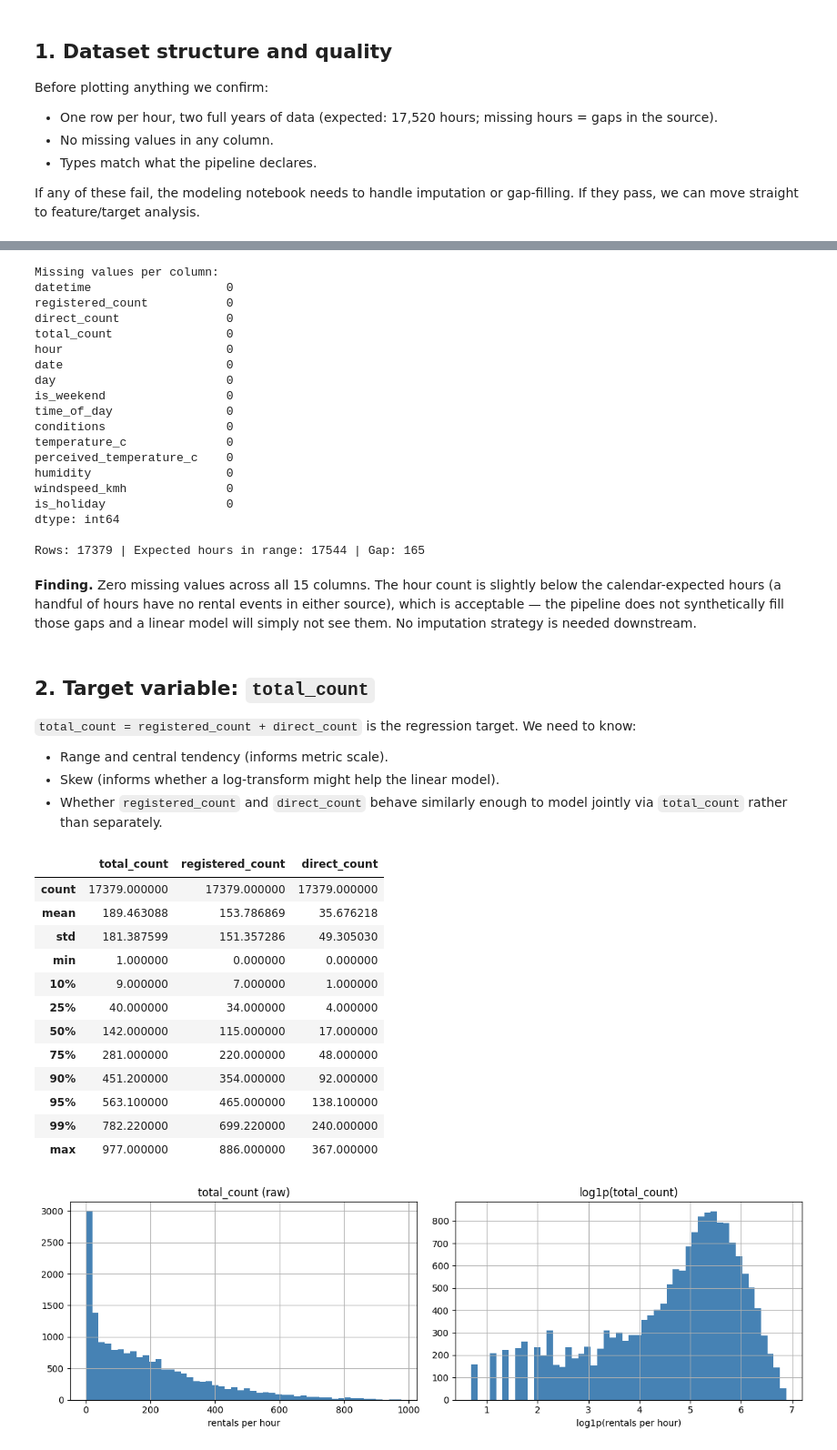
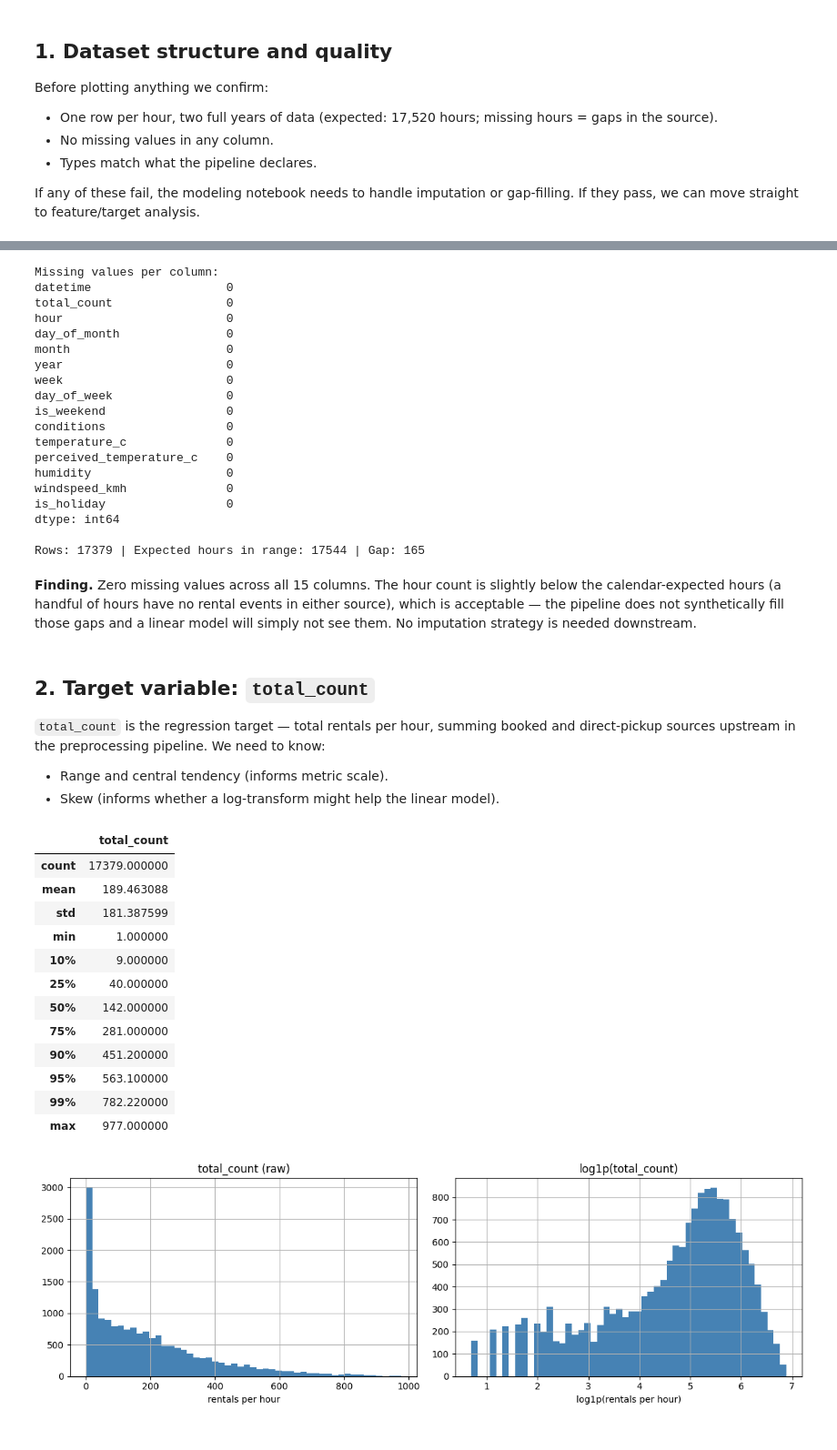
Before and after one commit to krishirajsinhpuwar/ML-MLOps, a Jupyter notebook: Project2B/notebooks/01_eda.ipynb, the cells around one changed output, grey strips where cells are left out. Shown at 91% size. Drawn from its saved outputs; the diff is of its cells as text; code cells hidden in the pictures.

```diff
--- a/Project2B/notebooks/01_eda.ipynb
+++ b/Project2B/notebooks/01_eda.ipynb
@@ -21,7 +21,7 @@ plt.rcParams["axes.grid"] = True
 # %%
 df = pd.read_csv(
     "../data/output-local/final_dataset.csv",
-    parse_dates=["datetime", "date"],
+    parse_dates=["datetime"],
 )
 print(f"Shape: {df.shape}")
 print(f"Date range: {df['datetime'].min()} → {df['datetime'].max()}")
@@ -72,14 +72,14 @@ print(f"Rows: {len(df)} | Expected hours in range: {int(expected_hours)} | Gap:
 # %% [output]
 Missing values per column:
 datetime                   0
-registered_count           0
-direct_count               0
 total_count                0
 hour                       0
-date                       0
-day                        0
+day_of_month               0
+month                      0
+year                       0
+week                       0
+day_of_week                0
 is_weekend                 0
-time_of_day                0
 conditions                 0
 temperature_c              0
 perceived_temperature_c    0
@@ -94,28 +94,27 @@ Rows: 17379 | Expected hours in range: 17544 | Gap: 165
 # %% [markdown]
 ## 2. Target variable: `total_count`
 
-`total_count = registered_count + direct_count` is the regression target. We need to know:
+`total_count` is the regression target — total rentals per hour, summing booked and direct-pickup sources upstream in the preprocessing pipeline. We need to know:
 - Range and central tendency (informs metric scale).
 - Skew (informs whether a log-transform might help the linear model).
-- Whether `registered_count` and `direct_count` behave similarly enough to model jointly via `total_count` rather than separately.
 # %%
-df[["total_count", "registered_count", "direct_count"]].describe(
+df[["total_count"]].describe(
     percentiles=[0.1, 0.25, 0.5, 0.75, 0.9, 0.95, 0.99]
 )
 # %% [output]
-|  | total_count | registered_count | direct_count |
-| count | 17379.000000 | 17379.000000 | 17379.000000 |
-| mean | 189.463088 | 153.786869 | 35.676218 |
-| std | 181.387599 | 151.357286 | 49.305030 |
-| min | 1.000000 | 0.000000 | 0.000000 |
-| 10% | 9.000000 | 7.000000 | 1.000000 |
-| 25% | 40.000000 | 34.000000 | 4.000000 |
-| 50% | 142.000000 | 115.000000 | 17.000000 |
-| 75% | 281.000000 | 220.000000 | 48.000000 |
-| 90% | 451.200000 | 354.000000 | 92.000000 |
-| 95% | 563.100000 | 465.000000 | 138.100000 |
-| 99% | 782.220000 | 699.220000 | 240.000000 |
-| max | 977.000000 | 886.000000 | 367.000000 |
+|  | total_count |
+| count | 17379.000000 |
+| mean | 189.463088 |
+| std | 181.387599 |
+| min | 1.000000 |
+| 10% | 9.000000 |
+| 25% | 40.000000 |
+| 50% | 142.000000 |
+| 75% | 281.000000 |
+| 90% | 451.200000 |
+| 95% | 563.100000 |
+| 99% | 782.220000 |
+| max | 977.000000 |
 # %%
 fig, axes = plt.subplots(1, 2, figsize=(12, 4))
 axes[0].hist(df["total_count"], bins=50, color="steelblue")
```
Also changed, not shown: parts of 7 cells of this notebook, 2 other files.
